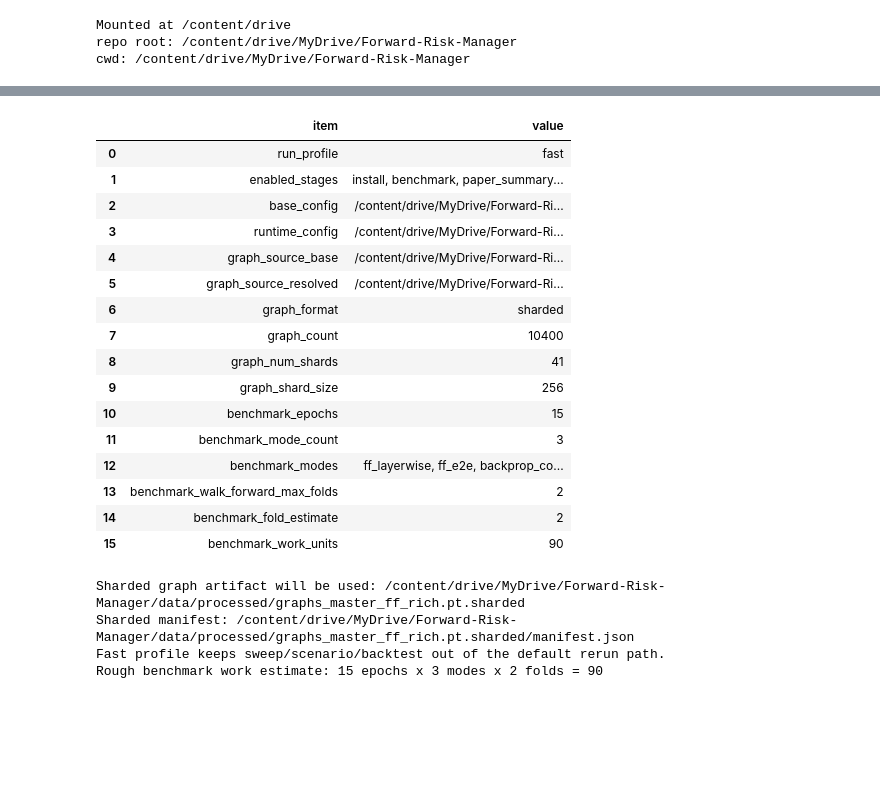
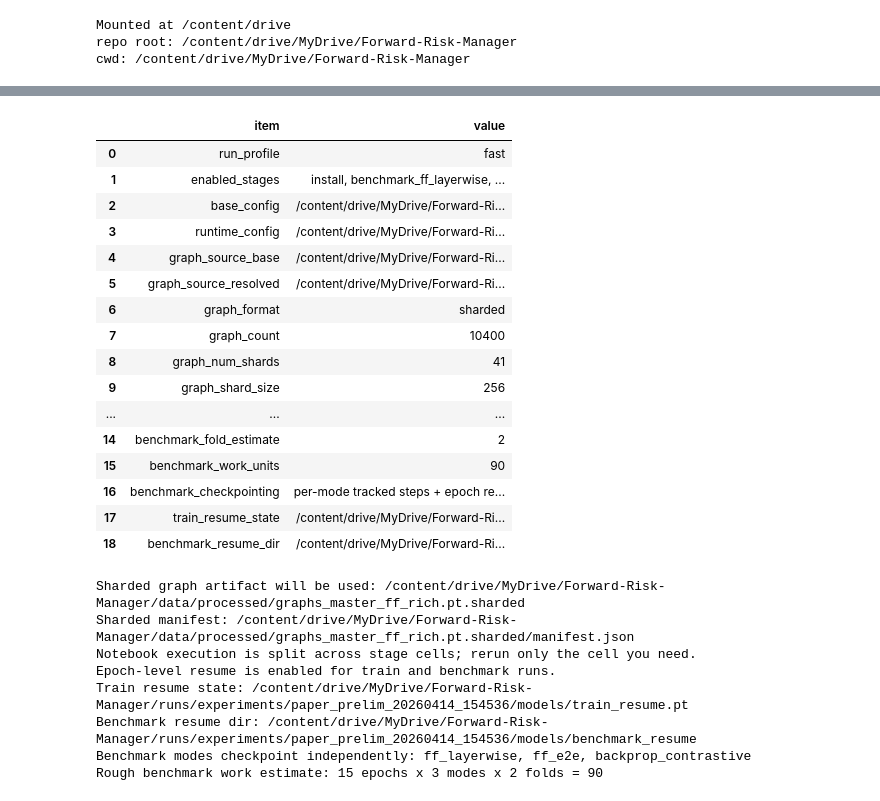
Before and after one commit to aditya1909-bit/Forward-Risk-Manager, a Jupyter notebook: notebooks/preliminary_paper_colab.ipynb, the cells around one changed output, grey strips where cells are left out. Drawn from its saved outputs; the diff is of its cells as text; code cells hidden in the pictures; blank space fills up the shorter version.

```diff
--- a/notebooks/preliminary_paper_colab.ipynb
+++ b/notebooks/preliminary_paper_colab.ipynb
@@ -463,42 +554,47 @@ preflight_rows = [
     {"item": "graph_shard_size", "value": GRAPH_SHARD_SIZE},
     {"item": "benchmark_epochs", "value": BENCHMARK_EPOCHS},
     {"item": "benchmark_mode_count", "value": BENCHMARK_MODE_COUNT},
-    {"item": "benchmark_modes", "value": ", ".join(BENCHMARK_MODES) if BENCHMARK_MODES else "script defaults"},
+    {"item": "benchmark_modes", "value": ", ".join(BENCHMARK_MODES)},
     {"item": "benchmark_walk_forward_max_folds", "value": BENCHMARK_WALK_FORWARD_MAX_FOLDS},
     {"item": "benchmark_fold_estimate", "value": BENCHMARK_FOLD_ESTIMATE},
     {"item": "benchmark_work_units", "value": BENCHMARK_WORK_UNITS},
+    {"item": "benchmark_checkpointing", "value": "per-mode tracked steps + epoch resume"},
+    {"item": "train_resume_state", "value": str(TRAIN_RESUME_STATE)},
+    {"item": "benchmark_resume_dir", "value": str(BENCHMARK_RESUME_DIR)},
 ]
 display(pd.DataFrame(preflight_rows))
 
 if GRAPH_FORMAT == "sharded":
     print("Sharded graph artifact will be used:", GRAPH_RESOLVED_PATH)
     if GRAPH_MANIFEST_PATH is not None:
         print("Sharded manifest:", GRAPH_MANIFEST_PATH)
 elif SHARDED_GRAPH_PATH.is_dir():
     print("Sharded sidecar exists and will be preferred by the training/benchmark scripts:", SHARDED_GRAPH_PATH)
 else:
     print("Using packed graph artifact:", GRAPH_RESOLVED_PATH)
     print(
         "Recommendation: run notebooks/shard_graph_artifact_colab.ipynb before large runs "
         "to reduce load latency and memory pressure."
     )
 
-if RUN_PROFILE == "fast":
-    print("Fast profile keeps sweep/scenario/backtest out of the default rerun path.")
-else:
-    print("Full profile keeps the broader paper pipeline enabled.")
+print("Notebook execution is split across stage cells; rerun only the cell you need.")
+print("Epoch-level resume is enabled for train and benchmark runs.")
+print("Train resume state:", TRAIN_RESUME_STATE)
+print("Benchmark resume dir:", BENCHMARK_RESUME_DIR)
+if RUN_BENCHMARK:
+    print("Benchmark modes checkpoint independently:", ", ".join(BENCHMARK_MODES))
 
 if BENCHMARK_WORK_UNITS is not None:
     print(
         "Rough benchmark work estimate:",
         f"{BENCHMARK_EPOCHS} epochs x {BENCHMARK_MODE_COUNT} modes x {BENCHMARK_FOLD_ESTIMATE} folds = {BENCHMARK_WORK_UNITS}",
     )
 else:
     print("Rough benchmark work estimate unavailable because graph count could not be inferred.")
 # %% [output]
 |  | item | value |
 | 0 | run_profile | fast |
-| 1 | enabled_stages | install, benchmark, paper_summary... |
+| 1 | enabled_stages | install, benchmark_ff_layerwise, ... |
 | 2 | base_config | /content/drive/MyDrive/Forward-Ri... |
 | 3 | runtime_config | /content/drive/MyDrive/Forward-Ri... |
 | 4 | graph_source_base | /content/drive/MyDrive/Forward-Ri... |
@@ -507,15 +603,19 @@ else:
 | 7 | graph_count | 10400 |
 | 8 | graph_num_shards | 41 |
 | 9 | graph_shard_size | 256 |
-| 10 | benchmark_epochs | 15 |
-| 11 | benchmark_mode_count | 3 |
-| 12 | benchmark_modes | ff_layerwise, ff_e2e, backprop_co... |
-| 13 | benchmark_walk_forward_max_folds | 2 |
+| ... | ... | ... |
 | 14 | benchmark_fold_estimate | 2 |
 | 15 | benchmark_work_units | 90 |
+| 16 | benchmark_checkpointing | per-mode tracked steps + epoch re... |
+| 17 | train_resume_state | /content/drive/MyDrive/Forward-Ri... |
+| 18 | benchmark_resume_dir | /content/drive/MyDrive/Forward-Ri... |
 Sharded graph artifact will be used: /content/drive/MyDrive/Forward-Risk-Manager/data/processed/graphs_master_ff_rich.pt.sharded
 Sharded manifest: /content/drive/MyDrive/Forward-Risk-Manager/data/processed/graphs_master_ff_rich.pt.sharded/manifest.json
-Fast profile keeps sweep/scenario/backtest out of the default rerun path.
+Notebook execution is split across stage cells; rerun only the cell you need.
+Epoch-level resume is enabled for train and benchmark runs.
+Train resume state: /content/drive/MyDrive/Forward-Risk-Manager/runs/experiments/paper_prelim_20260414_154536/models/train_resume.pt
+Benchmark resume dir: /content/drive/MyDrive/Forward-Risk-Manager/runs/experiments/paper_prelim_20260414_154536/models/benchmark_resume
+Benchmark modes checkpoint independently: ff_layerwise, ff_e2e, backprop_contrastive
 Rough benchmark work estimate: 15 epochs x 3 modes x 2 folds = 90
 # %%
 required_modules = ["torch", "torch_geometric", "pandas", "numpy", "tqdm", "matplotlib"]
```
Also changed, not shown: parts of 13 cells of this notebook, 4 other files.
